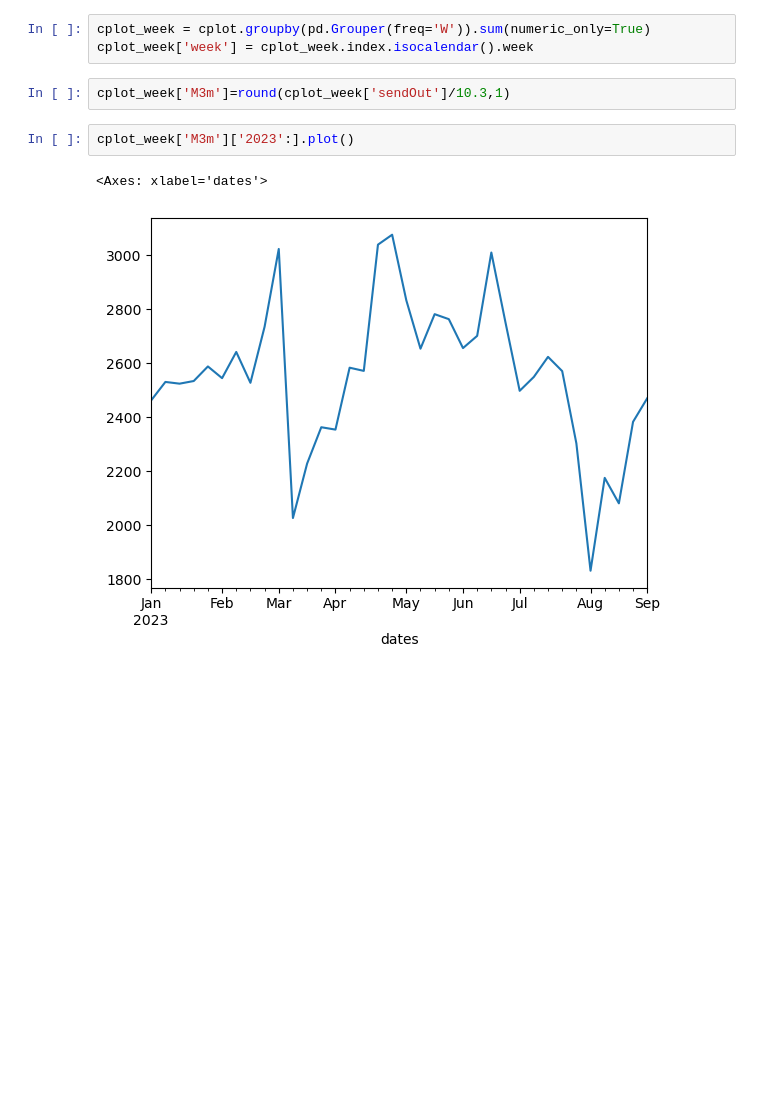
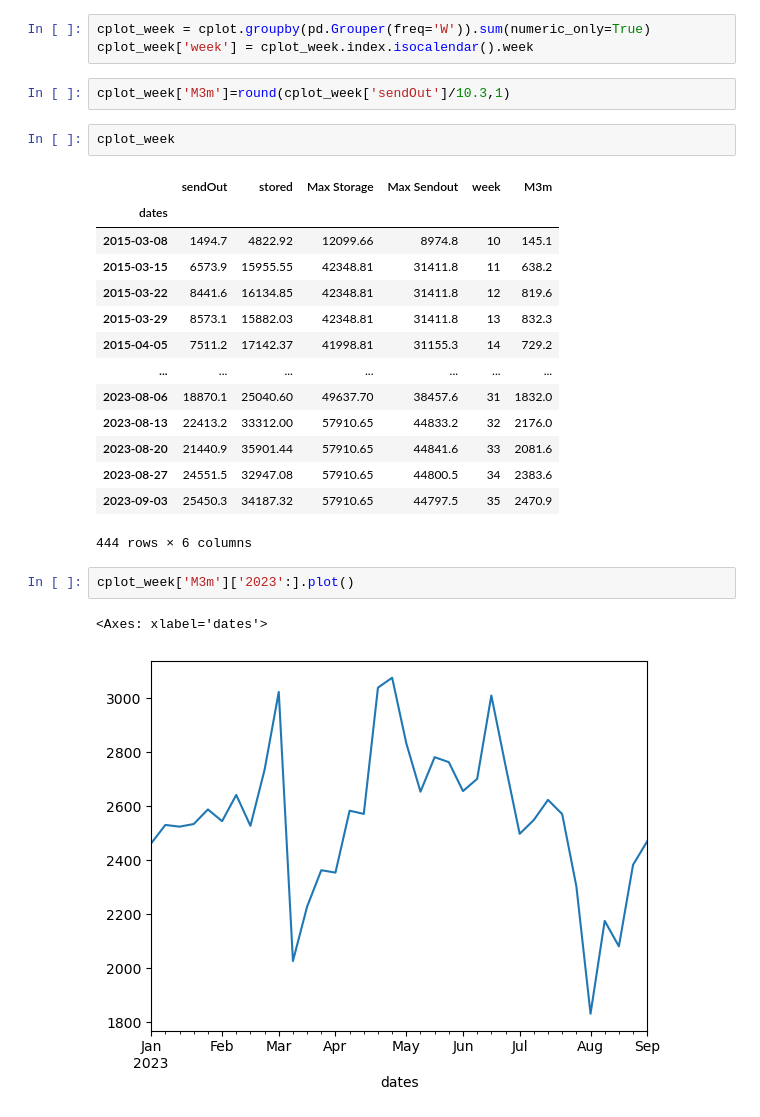
Before and after one commit to greenbruegel/gas-imports, a Jupyter notebook: LNG terminals.ipynb, the cells around one changed output. Drawn from its saved outputs; the diff is of its cells as text; blank space fills up the shorter version.

```diff
--- a/LNG terminals.ipynb
+++ b/LNG terminals.ipynb
@@ -333,6 +407,23 @@ cplot_week = cplot.groupby(pd.Grouper(freq='W')).sum(numeric_only=True)
 cplot_week['week'] = cplot_week.index.isocalendar().week
 # %%
 cplot_week['M3m']=round(cplot_week['sendOut']/10.3,1)
+# %%
+cplot_week
+# %% [output]
+|  | sendOut | stored | Max Storage | Max Sendout | week | M3m |
+| dates |  |  |  |  |  |  |
+| 2015-03-08 | 1494.7 | 4822.92 | 12099.66 | 8974.8 | 10 | 145.1 |
+| 2015-03-15 | 6573.9 | 15955.55 | 42348.81 | 31411.8 | 11 | 638.2 |
+| 2015-03-22 | 8441.6 | 16134.85 | 42348.81 | 31411.8 | 12 | 819.6 |
+| 2015-03-29 | 8573.1 | 15882.03 | 42348.81 | 31411.8 | 13 | 832.3 |
+| 2015-04-05 | 7511.2 | 17142.37 | 41998.81 | 31155.3 | 14 | 729.2 |
+| ... | ... | ... | ... | ... | ... | ... |
+| 2023-08-06 | 18870.1 | 25040.60 | 49637.70 | 38457.6 | 31 | 1832.0 |
+| 2023-08-13 | 22413.2 | 33312.00 | 57910.65 | 44833.2 | 32 | 2176.0 |
+| 2023-08-20 | 21440.9 | 35901.44 | 57910.65 | 44841.6 | 33 | 2081.6 |
+| 2023-08-27 | 24551.5 | 32947.08 | 57910.65 | 44800.5 | 34 | 2383.6 |
+| 2023-09-03 | 25450.3 | 34187.32 | 57910.65 | 44797.5 | 35 | 2470.9 |
+444 rows × 6 columns
 # %%
 cplot_week['M3m']['2023':].plot()
 # %% [output]
```
Also changed, not shown: parts of 20 cells of this notebook.
